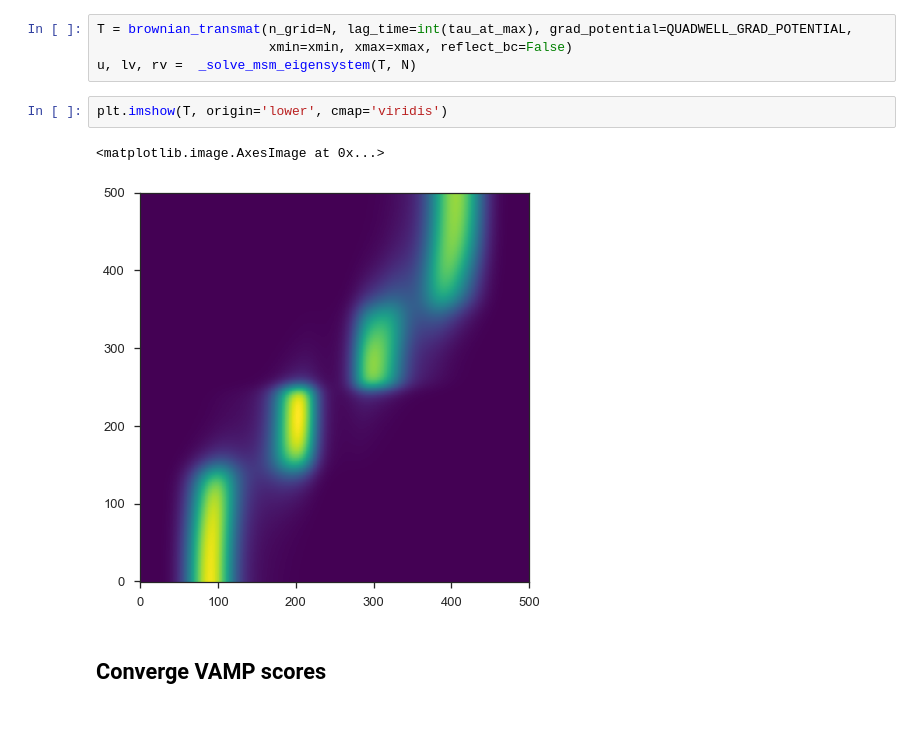
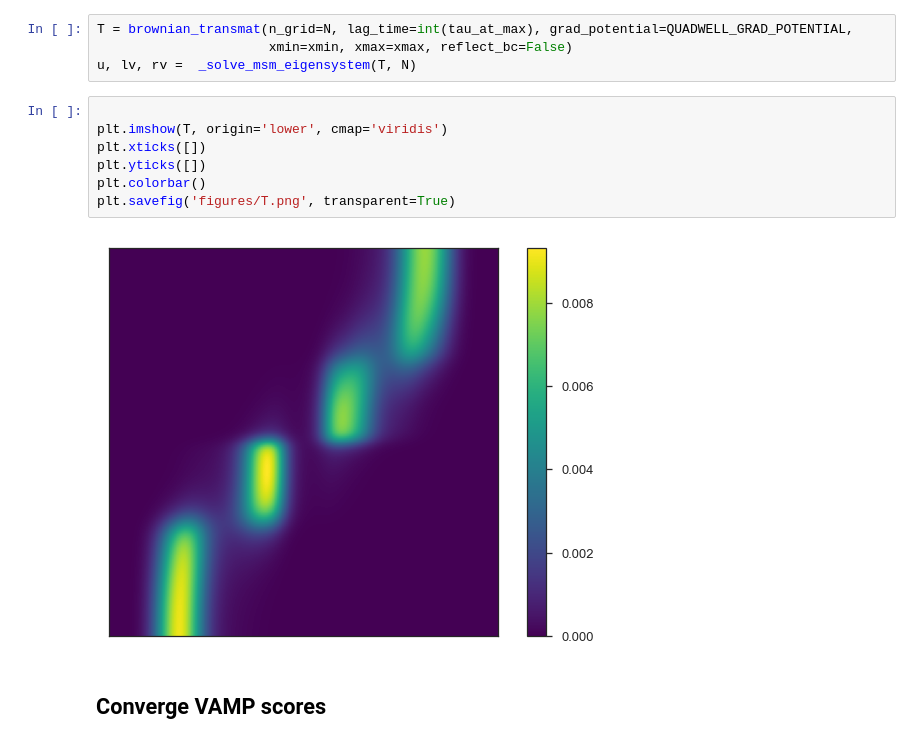
Before and after one commit to RobertArbon/four_well_analysis, a Jupyter notebook: QuadWell/QuadWell Exact Values.ipynb, the cells around one changed output. Saved outputs shown, nothing was run; the diff lists cells and outputs as text.

```diff
--- a/QuadWell/QuadWell Exact Values.ipynb
+++ b/QuadWell/QuadWell Exact Values.ipynb
@@ -182,11 +181,15 @@ ax.set_xlabel(r'$\tau$')
 T = brownian_transmat(n_grid=N, lag_time=int(tau_at_max), grad_potential=QUADWELL_GRAD_POTENTIAL,
                       xmin=xmin, xmax=xmax, reflect_bc=False)
 u, lv, rv =  _solve_msm_eigensystem(T, N)
-# %%
-plt.imshow(T, origin='lower', cmap='viridis')
-# %% [output]
-<matplotlib.image.AxesImage at 0x...>
-[figure, removed]
+# %%
+
+plt.imshow(T, origin='lower', cmap='viridis')
+plt.xticks([])
+plt.yticks([])
+plt.colorbar()
+plt.savefig('figures/T.png', transparent=True)
+# %% [output]
+[figure, added]
 # %% [markdown]
 ## Converge VAMP scores
 # %%
```
Also changed, not shown: parts of 7 cells of this notebook, 10 other files.
